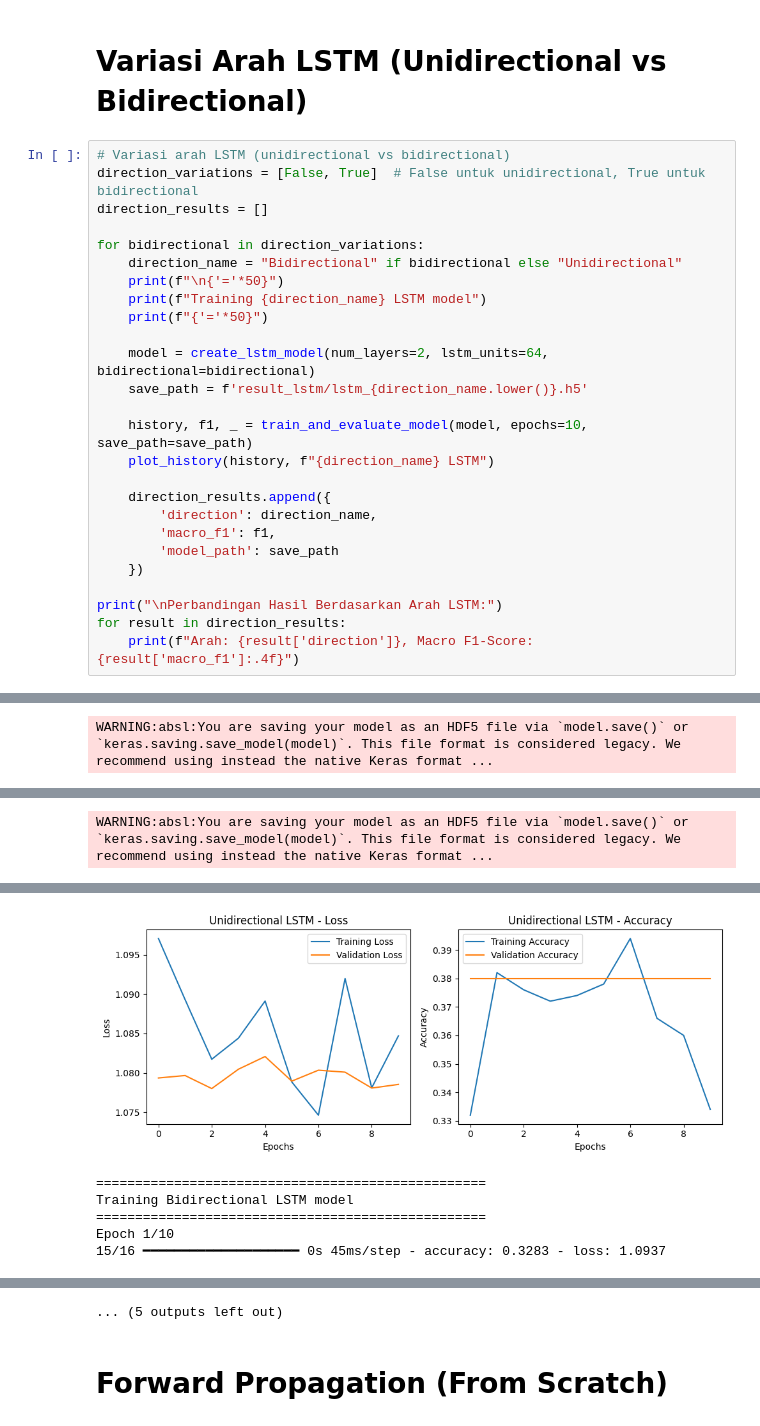
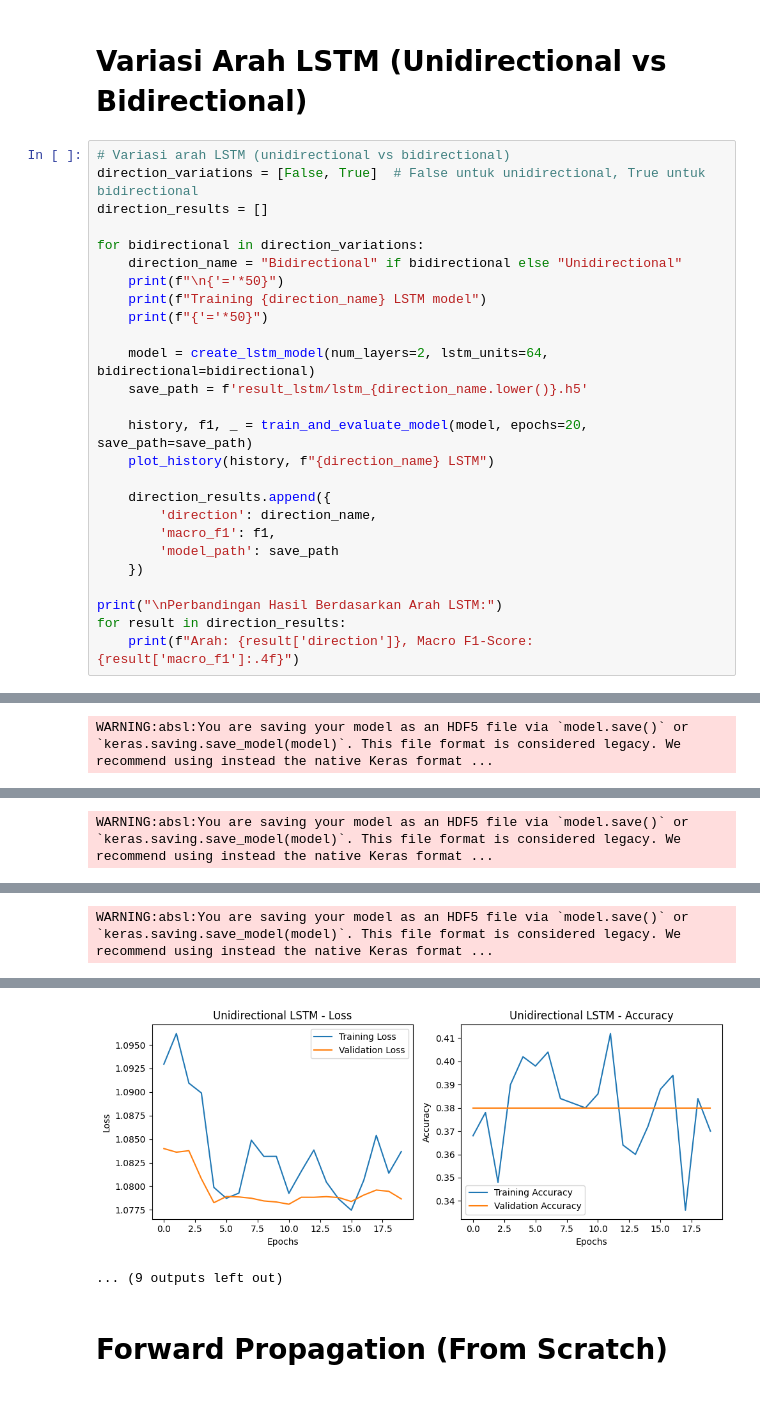
Before and after one commit to wigaandini/Tubes2-IF3270-Kelompok49, a Jupyter notebook: src/lstm.ipynb, the cells around one changed output, grey strips where cells are left out. Drawn from its saved outputs; the diff is of its cells as text.

```diff
--- a/src/lstm.ipynb
+++ b/src/lstm.ipynb
@@ -358,7 +365,7 @@ for bidirectional in direction_variations:
     model = create_lstm_model(num_layers=2, lstm_units=64, bidirectional=bidirectional)
     save_path = f'result_lstm/lstm_{direction_name.lower()}.h5'
 
-    history, f1, _ = train_and_evaluate_model(model, epochs=10, save_path=save_path)
+    history, f1, _ = train_and_evaluate_model(model, epochs=20, save_path=save_path)
     plot_history(history, f"{direction_name} LSTM")
 
     direction_results.append({
@@ -403,6 +396 @@ weighted avg       0.14      0.38      0.21       400
-[figure, old version]
-==================================================
-Training Bidirectional LSTM model
-==================================================
-Epoch 1/10
-15/16 ━━━━━━━━━━━━━━━━━━━━ 0s 45ms/step - accuracy: 0.3283 - loss: 1.0937
+WARNING:absl:You are saving your model as an HDF5 file via `model.save()` or `keras.saving.save_model(model)`. This file format is considered legacy. We recommend using instead the native Keras format ...
@@ -418,4 +432,5 @@ WARNING:absl:You are saving your model as an HDF5 file via `model.save()` or `ke
+[figure, new version]
-... (5 outputs left out)
+... (9 outputs left out)
 # %% [markdown]
 # Forward Propagation (From Scratch)
 # %%
```
Also changed, not shown: parts of 10 cells of this notebook, 20 other files.
